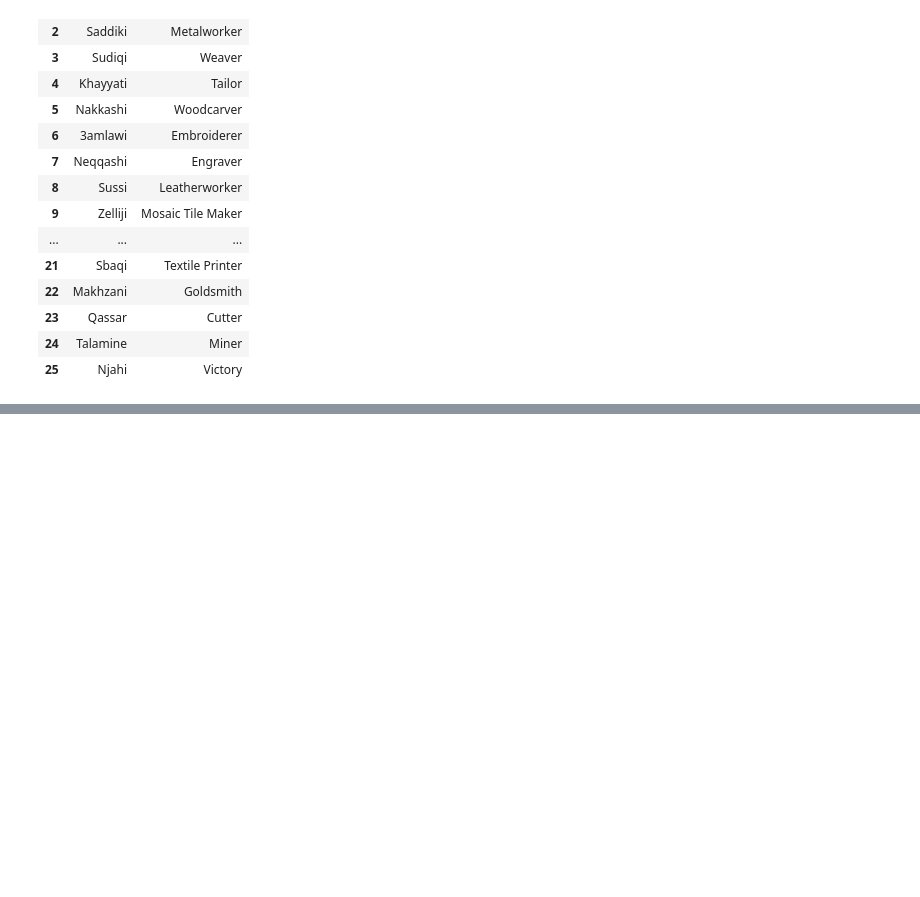
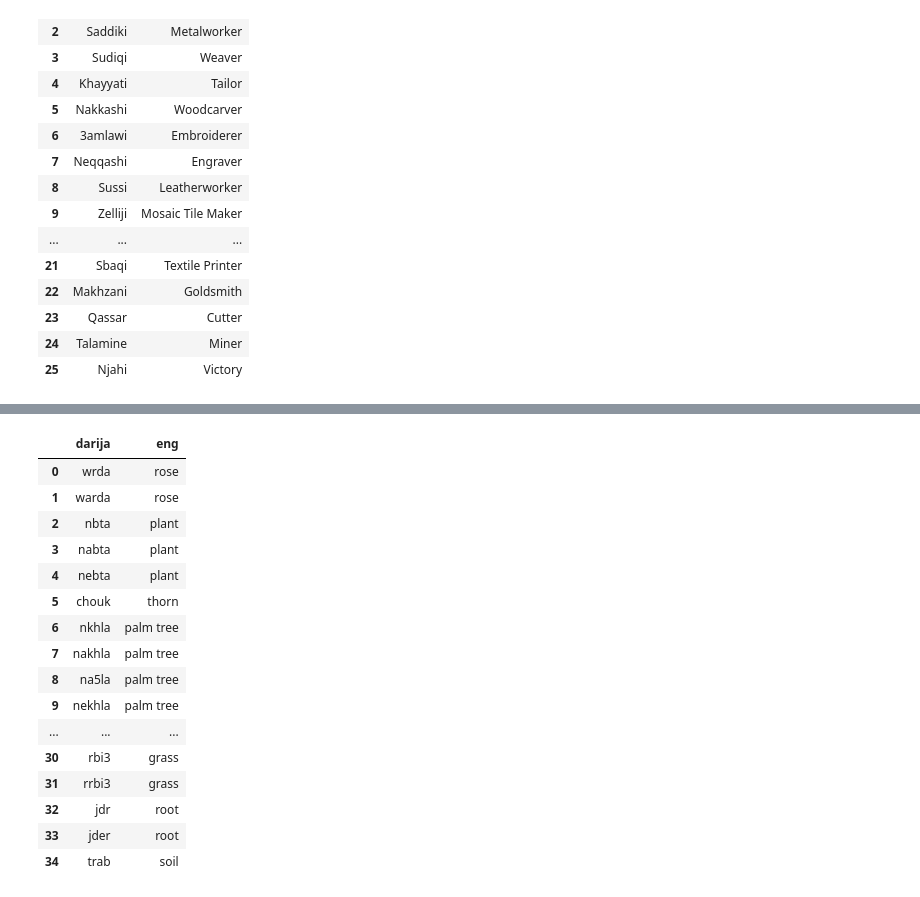
Before and after one commit to Saber-shm/darija, a Jupyter notebook: Untitled.ipynb, the cells around one changed output, grey strips where cells are left out. Saved outputs shown, nothing was run; the diff lists cells and outputs as text; code cells hidden in the pictures; blank space fills up the shorter version.

```diff
--- a/Untitled.ipynb
+++ b/Untitled.ipynb
@@ -535,0 +572,22 @@ artizana_df
+# %%
+plants_df = pd.read_csv("darija_to_english_data/plants.csv")
+plants_df = convert_data(plants_df)
+plants_df
+# %% [output]
+|  | darija | eng |
+| 0 | wrda | rose |
+| 1 | warda | rose |
+| 2 | nbta | plant |
+| 3 | nabta | plant |
+| 4 | nebta | plant |
+| 5 | chouk | thorn |
+| 6 | nkhla | palm tree |
+| 7 | nakhla | palm tree |
+| 8 | na5la | palm tree |
+| 9 | nekhla | palm tree |
+| ... | ... | ... |
+| 30 | rbi3 | grass |
+| 31 | rrbi3 | grass |
+| 32 | jdr | root |
+| 33 | jder | root |
+| 34 | trab | soil |
```
Also changed, not shown: parts of 23 cells of this notebook, 4 other files.
